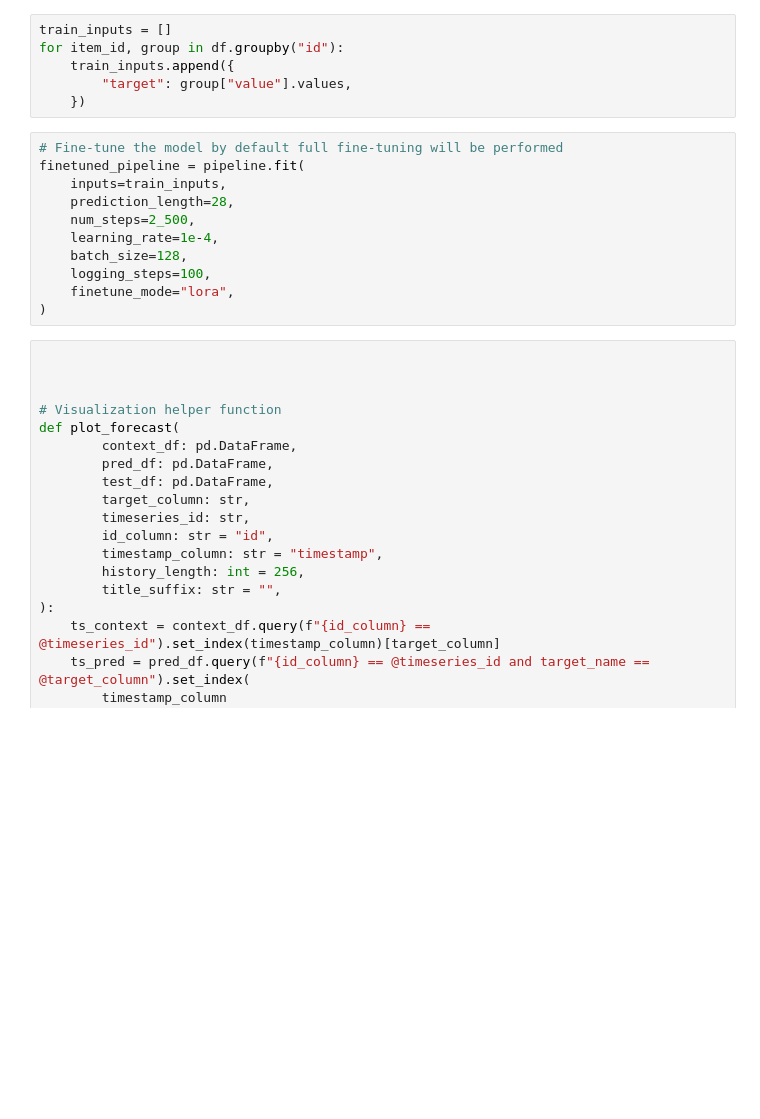
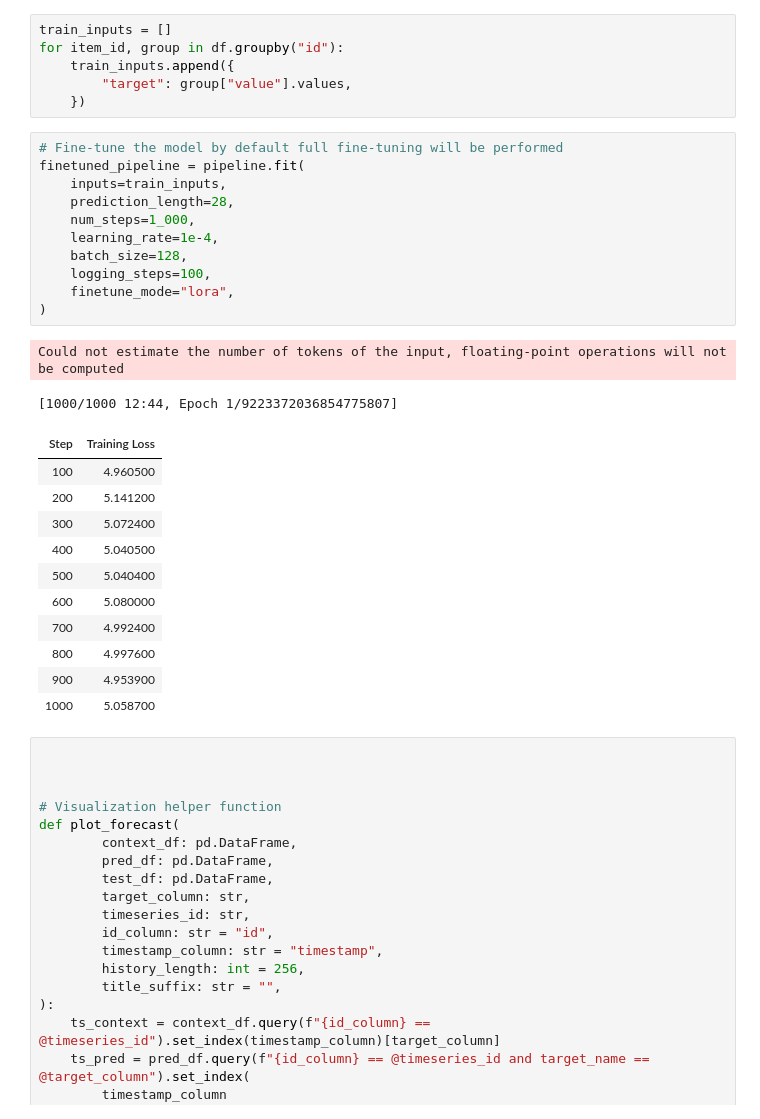
Before and after one commit to RobertWSmith/time-series-llm, a Jupyter notebook: chronos-peft-fine-tune.ipynb, the cells around one changed output. Drawn from its saved outputs; the diff is of its cells as text; blank space fills up the shorter version.

```diff
--- a/chronos-peft-fine-tune.ipynb
+++ b/chronos-peft-fine-tune.ipynb
@@ -42,14 +70,28 @@ for item_id, group in df.groupby("id"):
 # %%
 # Fine-tune the model by default full fine-tuning will be performed
 finetuned_pipeline = pipeline.fit(
     inputs=train_inputs,
     prediction_length=28,
-    num_steps=2_500,
+    num_steps=1_000,
     learning_rate=1e-4,
     batch_size=128,
     logging_steps=100,
     finetune_mode="lora",
 )
+# %% [output]
+Could not estimate the number of tokens of the input, floating-point operations will not be computed
+[1000/1000 12:44, Epoch 1/9223372036854775807]
+| Step | Training Loss |
+| 100 | 4.960500 |
+| 200 | 5.141200 |
+| 300 | 5.072400 |
+| 400 | 5.040500 |
+| 500 | 5.040400 |
+| 600 | 5.080000 |
+| 700 | 4.992400 |
+| 800 | 4.997600 |
+| 900 | 4.953900 |
+| 1000 | 5.058700 |
 # %%
 
 
```
Also changed, not shown: parts of 4 cells of this notebook.
